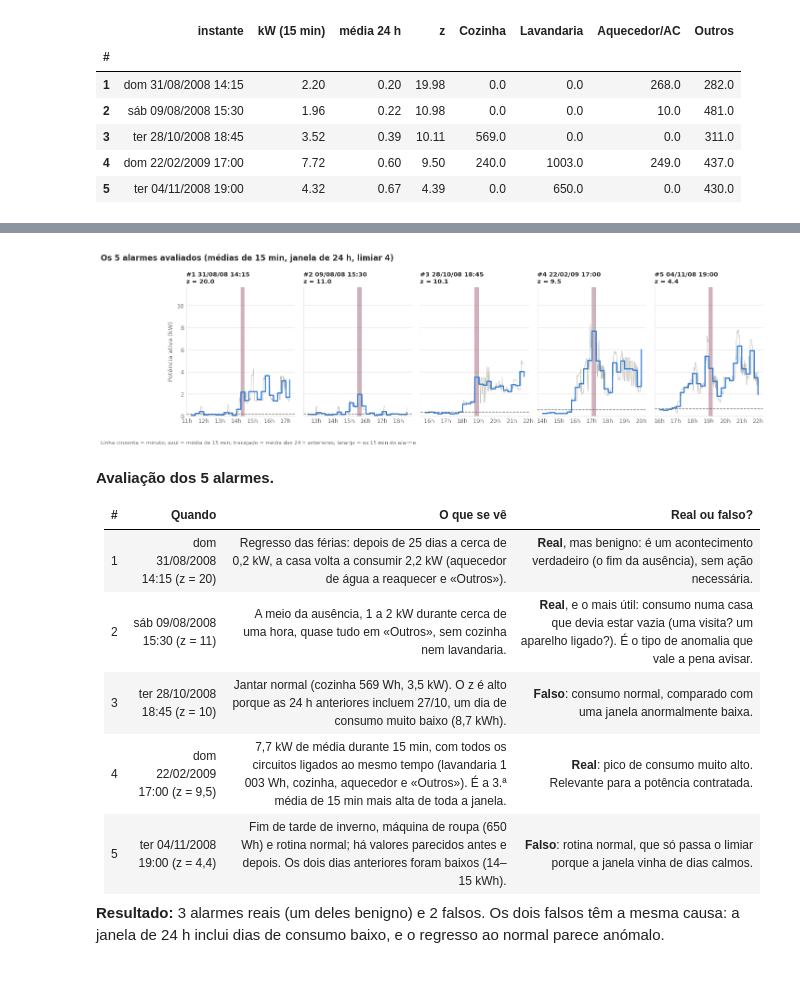
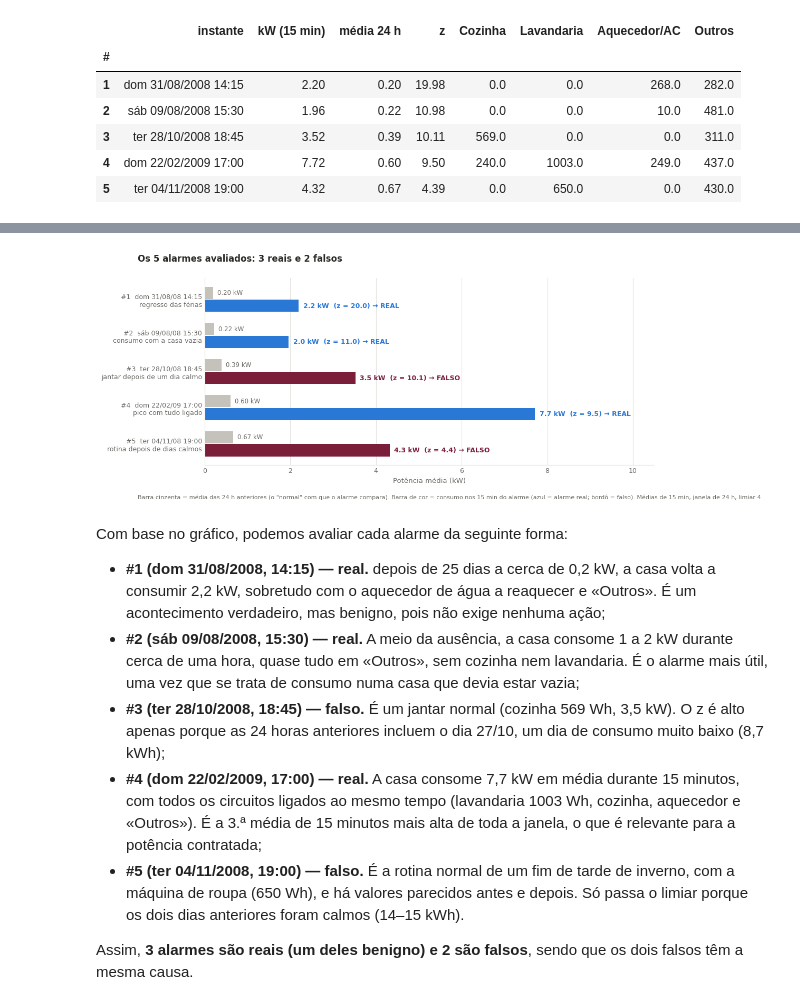
Before and after one commit to leonorrebola9/LusoEnergy_Project, a Jupyter notebook: 03_parte_IV.ipynb, the cells around one changed output, grey strips where cells are left out. Drawn from its saved outputs; the diff is of its cells as text; code cells hidden in the pictures; blank space fills up the shorter version.

```diff
--- a/03_parte_IV.ipynb
+++ b/03_parte_IV.ipynb
@@ -209,9 +205,14 @@ def novo_15min(fechado):
         det15.append(inicio_p)
 
 
+MIN_LEITURAS_DIA = int(0.8 * 24 * 60)              # um dia só conta com >= 80 % dos minutos com leitura (como na 1.2)
+
+
 def novo_dia(fechado):
     """Recebe um dia acabado de fechar: energia do dia (kWh) para o ADWIN."""
-    inicio_p, media, _ = fechado
+    inicio_p, media, n = fechado
+    if n < MIN_LEITURAS_DIA:                       # poucas leituras: a estimativa do dia não é fiável
+        return
     kwh = media * 24                               # potência média (kW) x 24 h = energia do dia (kWh)
     dia_kwh.append((inicio_p, kwh))
     adwin_dia.update(kwh)
@@ -512,46 +653,55 @@ pd.DataFrame(linhas).set_index("#").round(2)
 # %%
+# O que aconteceu em cada alarme e a avaliação (ver a tabela a seguir ao gráfico)
+LEGENDA_ALARME = {1: ("regresso das férias", "real"), 2: ("consumo com a casa vazia", "real"),
+                  3: ("jantar depois de um dia calmo", "falso"), 4: ("pico com tudo ligado", "real"),
+                  5: ("rotina depois de dias calmos", "falso")}
+
+
 def plot_alarmes(caminho_png=None):
-    """Os 5 alarmes avaliados: 3 h antes e 3 h depois de cada um."""
-    fig, axes = plt.subplots(1, 5, figsize=(16, 3.6), sharey=True, gridspec_kw={"wspace": 0.08})
-    for i, (ax, a) in enumerate(zip(axes, AVALIAR), start=1):
+    """Para cada alarme: consumo nos 15 min do alarme vs. média das 24 h anteriores, e se foi real ou falso."""
+    fig, ax = plt.subplots(figsize=(11, 4.6))
+    y = np.arange(len(AVALIAR))[::-1]                       # alarme #1 em cima
+    rotulos = []
+    for yi, (i, a) in zip(y, enumerate(AVALIAR, start=1)):
         t = pd.Timestamp(a)
-        ini, fim = t - pd.Timedelta(hours=3), t + pd.Timedelta(hours=3)
-        ax.plot(serie.loc[ini:fim].index, serie.loc[ini:fim].values, color=CINZA_DADOS, lw=0.8)
-        ax.step(q15.loc[ini:fim].index, q15.loc[ini:fim].values, where="post", color=AZUL, lw=1.8)
-        ax.axhline(alarmes.loc[t, "média 24 h"], color=TINTA_2, ls="--", lw=1)
-        ax.axvspan(t, t + pd.Timedelta(minutes=15), color=BORDO, alpha=0.35, lw=0)
-        ax.set_title(f"#{i} {t:%d/%m/%y %H:%M}\nz = {alarmes.loc[t, 'z']:.1f}", loc="left", fontsize=9.5,
-                     color=TINTA, fontweight="bold")
-        ax.xaxis.set_major_formatter(mdates.DateFormatter("%Hh"))
-        estilo(ax)
-    axes[0].set_ylim(0, None)                     # eixo comum aos 5 painéis, desde zero
-    axes[0].set_ylabel("Potência ativa (kW)", fontsize=9.5, color=TINTA_2)
-    fig.suptitle("Os 5 alarmes avaliados (médias de 15 min, janela de 24 h, limiar 4)", x=0.01, ha="left",
-                 y=1.08, fontsize=12, fontweight="bold", color=TINTA)
-    fig.text(0.01, -0.06, "Linha cinzenta = minuto; azul = média de 15 min; tracejado = média das 24 h anteriores; "
-             "laranja = os 15 min do alarme.", fontsize=8, color=TINTA_2)
+        r = alarmes.loc[t]
+        o_que, avaliacao = LEGENDA_ALARME[i]
+        cor = AZUL if avaliacao == "real" else BORDO
+        ax.barh(yi + 0.18, r["média 24 h"], height=0.34, color=CINZA_DADOS)
+        ax.barh(yi - 0.18, r["kW (15 min)"], height=0.34, color=cor)
+        ax.text(r["kW (15 min)"] + 0.1, yi - 0.18, f"{r['kW (15 min)']:.1f} kW  (z = {r['z']:.1f}) → {avaliacao.upper()}",
+                va="center", fontsize=9, color=cor, fontweight="bold")
+        ax.text(r["média 24 h"] + 0.1, yi + 0.18, f"{r['média 24 h']:.2f} kW", va="center", fontsize=8.5, color=TINTA_2)
+        rotulos.append(f"#{i}  {DIAS[t.dayofweek]} {t:%d/%m/%y %H:%M}\n{o_que}")
+    ax.set_yticks(y, rotulos, fontsize=9)
+    ax.set_xlim(0, 10.5)
+    ax.set_xlabel("Potência média (kW)", fontsize=9.5, color=TINTA_2)
+    estilo(ax)
+    ax.grid(axis="y", visible=False)
+    ax.grid(axis="x", color=GRELHA, lw=0.8)
+    fig.suptitle("Os 5 alarmes avaliados: 3 reais e 2 falsos", x=0.01, ha="left", fontsize=12, fontweight="bold", color=TINTA)
+    fig.text(0.01, -0.03, "Barra cinzenta = média das 24 h anteriores (o \"normal\" com que o alarme compara). "
+             "Barra de cor = consumo nos 15 min do alarme (azul = alarme real; bordô = falso). "
+             "Médias de 15 min, janela de 24 h, limiar 4.", fontsize=8, color=TINTA_2)
     if caminho_png:
         fig.savefig(caminho_png, dpi=150, bbox_inches="tight", facecolor="white")
     return fig
 
 
 fig = plot_alarmes()
 guardar_figura(fig, "parte_IV", "alarmes_avaliados")
 plt.show()
 # %% [output]
-[figure, old version]
+[figure, new version]
 # %% [markdown]
-**Avaliação dos 5 alarmes.**
+Com base no gráfico, podemos avaliar cada alarme da seguinte forma:
+- **#1 (dom 31/08/2008, 14:15) — real.** depois de 25 dias a cerca de 0,2 kW, a casa volta a consumir 2,2 kW, sobretudo com o aquecedor de água a reaquecer e «Outros». É um acontecimento verdadeiro, mas benigno, pois não exige nenhuma ação;
+- **#2 (sáb 09/08/2008, 15:30) — real.** A meio da ausência, a casa consome 1 a 2 kW durante cerca de uma hora, quase tudo em «Outros», sem cozinha nem lavandaria. É o alarme mais útil, uma vez que se trata de consumo numa casa que devia estar vazia;
+- **#3 (ter 28/10/2008, 18:45) — falso.** É um jantar normal (cozinha 569 Wh, 3,5 kW). O z é alto apenas porque as 24 horas anteriores incluem o dia 27/10, um dia de consumo muito baixo (8,7 kWh);
+- **#4 (dom 22/02/2009, 17:00) — real.** A casa consome 7,7 kW em média durante 15 minutos, com todos os circuitos ligados ao mesmo tempo (lavandaria 1003 Wh, cozinha, aquecedor e «Outros»). É a 3.ª média de 15 minutos mais alta de toda a janela, o que é relevante para a potência contratada;
+- **#5 (ter 04/11/2008, 19:00) — falso.** É a rotina normal de um fim de tarde de inverno, com a máquina de roupa (650 Wh), e há valores parecidos antes e depois. Só passa o limiar porque os dois dias anteriores foram calmos (14–15 kWh).
 
-| # | Quando | O que se vê | Real ou falso? |
-|---|---|---|---|
-| 1 | dom 31/08/2008 14:15 (z = 20) | Regresso das férias: depois de 25 dias a cerca de 0,2 kW, a casa volta a consumir 2,2 kW (aquecedor de água a reaquecer e «Outros»). | **Real**, mas benigno: é um acontecimento verdadeiro (o fim da ausência), sem ação necessária. |
-| 2 | sáb 09/08/2008 15:30 (z = 11) | A meio da ausência, 1 a 2 kW durante cerca de uma hora, quase tudo em «Outros», sem cozinha nem lavandaria. | **Real**, e o mais útil: consumo numa casa que devia estar vazia (uma visita? um aparelho ligado?). É o tipo de anomalia que vale a pena avisar. |
-| 3 | ter 28/10/2008 18:45 (z = 10) | Jantar normal (cozinha 569 Wh, 3,5 kW). O z é alto porque as 24 h anteriores incluem 27/10, um dia de consumo muito baixo (8,7 kWh). | **Falso**: consumo normal, comparado com uma janela anormalmente baixa. |
-| 4 | dom 22/02/2009 17:00 (z = 9,5) | 7,7 kW de média durante 15 min, com todos os circuitos ligados ao mesmo tempo (lavandaria 1 003 Wh, cozinha, aquecedor e «Outros»). É a 3.ª média de 15 min mais alta de toda a janela. | **Real**: pico de consumo muito alto. Relevante para a potência contratada. |
-| 5 | ter 04/11/2008 19:00 (z = 4,4) | Fim de tarde de inverno, máquina de roupa (650 Wh) e rotina normal; há valores parecidos antes e depois. Os dois dias anteriores foram baixos (14–15 kWh). | **Falso**: rotina normal, que só passa o limiar porque a janela vinha de dias calmos. |
-
-**Resultado:** 3 alarmes reais (um deles benigno) e 2 falsos. Os dois falsos têm a mesma causa: a janela de 24 h inclui dias de consumo baixo, e o regresso ao normal parece anómalo.
+Assim, **3 alarmes são reais (um deles benigno) e 2 são falsos**, sendo que os dois falsos têm a mesma causa.
 # %% [markdown]
 ### Recomendação à sala de controlo
 
```
Also changed, not shown: parts of 27 cells of this notebook.
